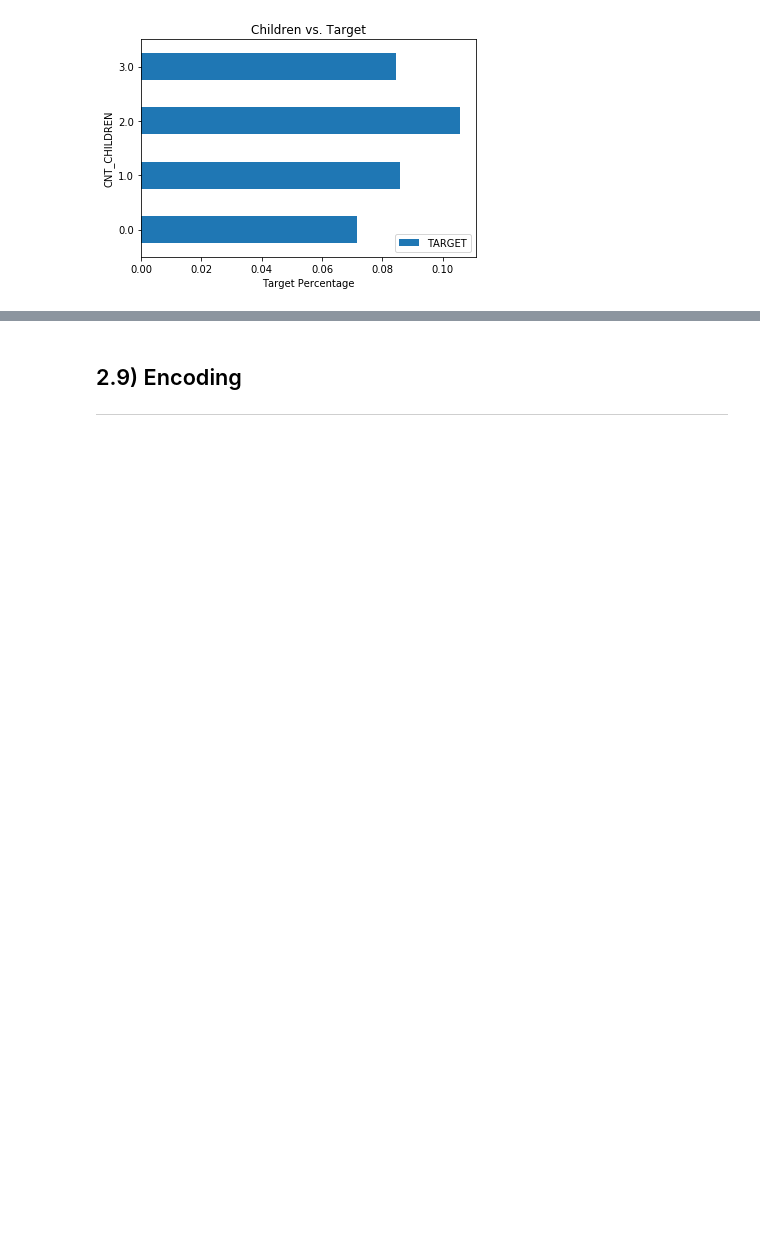
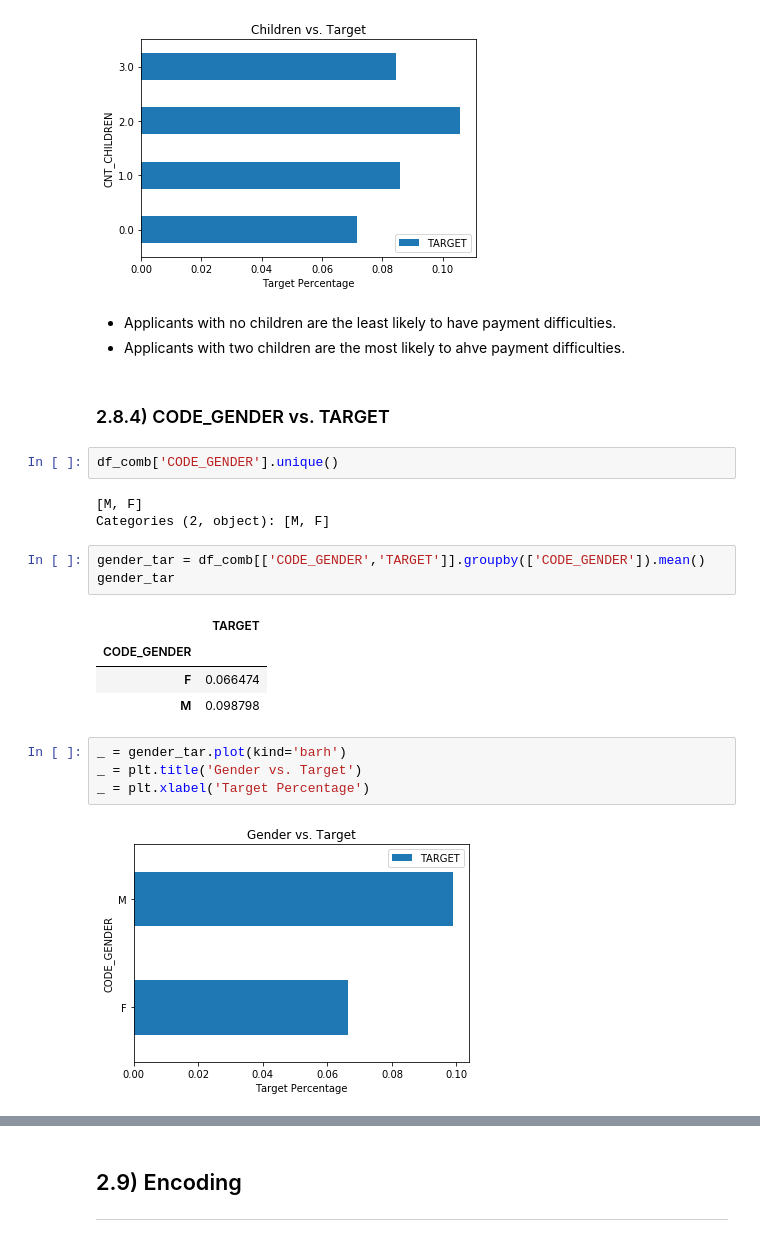
Before and after one commit to milesin3d/HomeCreditDefaultRisk, a Jupyter notebook: HomeCreditDefaultRisk.ipynb, the cells around one changed output, grey strips where cells are left out. Cells and saved outputs as stored; diff of their text form; blank space fills up the shorter version.

```diff
--- a/HomeCreditDefaultRisk.ipynb
+++ b/HomeCreditDefaultRisk.ipynb
@@ -2746,3 +2745,27 @@ _ = plt.title('Children vs. Target')
 _ = plt.xlabel('Target Percentage')
 # %% [output]
 [figure]
+# %% [markdown]
+- Applicants with no children are the least likely to have payment difficulties.
+- Applicants with two children are the most likely to ahve payment difficulties.
+# %% [markdown]
+### 2.8.4) CODE_GENDER vs. TARGET
+# %%
+df_comb['CODE_GENDER'].unique()
+# %% [output]
+[M, F]
+Categories (2, object): [M, F]
+# %%
+gender_tar = df_comb[['CODE_GENDER','TARGET']].groupby(['CODE_GENDER']).mean()
+gender_tar
+# %% [output]
+|  | TARGET |
+| CODE_GENDER |  |
+| F | 0.066474 |
+| M | 0.098798 |
+# %%
+_ = gender_tar.plot(kind='barh')
+_ = plt.title('Gender vs. Target')
+_ = plt.xlabel('Target Percentage')
+# %% [output]
+[figure, added]
```
Also changed, not shown: parts of 50 cells of this notebook.
